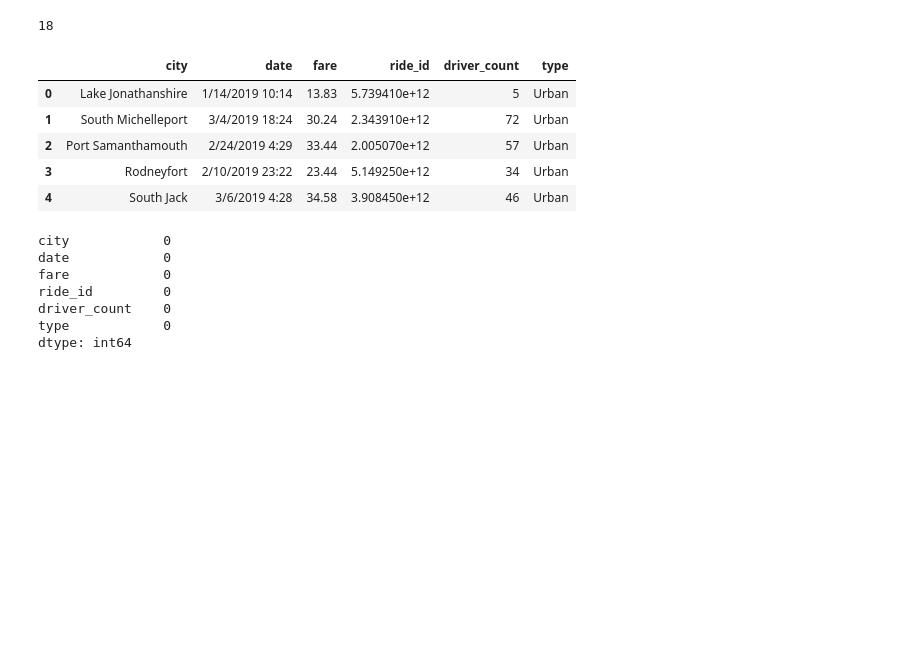
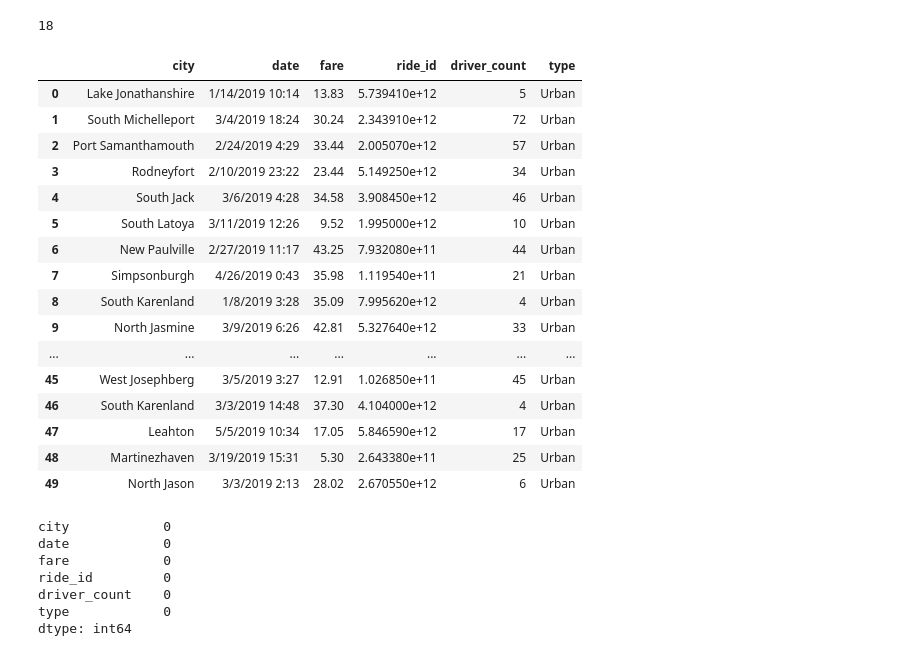
Before and after one commit to namu12345/PyBer_Analysis, a Jupyter notebook: Pyber.ipynb, the cells around one changed output. Cells and saved outputs as stored; diff of their text form; code cells hidden in the pictures; blank space fills up the shorter version.

```diff
--- a/Pyber.ipynb
+++ b/Pyber.ipynb
@@ -96,16 +97,27 @@ sum(city_data_df["type"]=="Rural")
 # %%
 # Combine the data into a single dataset
 pyber_data_df = pd.merge(ride_data_df, city_data_df, how="left", on=["city", "city"])
 
 # Display the DataFrame
-pyber_data_df.head()
+pyber_data_df.head(50)
 # %% [output]
 |  | city | date | fare | ride_id | driver_count | type |
 | 0 | Lake Jonathanshire | 1/14/2019 10:14 | 13.83 | 5.739410e+12 | 5 | Urban |
 | 1 | South Michelleport | 3/4/2019 18:24 | 30.24 | 2.343910e+12 | 72 | Urban |
 | 2 | Port Samanthamouth | 2/24/2019 4:29 | 33.44 | 2.005070e+12 | 57 | Urban |
 | 3 | Rodneyfort | 2/10/2019 23:22 | 23.44 | 5.149250e+12 | 34 | Urban |
 | 4 | South Jack | 3/6/2019 4:28 | 34.58 | 3.908450e+12 | 46 | Urban |
+| 5 | South Latoya | 3/11/2019 12:26 | 9.52 | 1.995000e+12 | 10 | Urban |
+| 6 | New Paulville | 2/27/2019 11:17 | 43.25 | 7.932080e+11 | 44 | Urban |
+| 7 | Simpsonburgh | 4/26/2019 0:43 | 35.98 | 1.119540e+11 | 21 | Urban |
+| 8 | South Karenland | 1/8/2019 3:28 | 35.09 | 7.995620e+12 | 4 | Urban |
+| 9 | North Jasmine | 3/9/2019 6:26 | 42.81 | 5.327640e+12 | 33 | Urban |
+| ... | ... | ... | ... | ... | ... | ... |
+| 45 | West Josephberg | 3/5/2019 3:27 | 12.91 | 1.026850e+11 | 45 | Urban |
+| 46 | South Karenland | 3/3/2019 14:48 | 37.30 | 4.104000e+12 | 4 | Urban |
+| 47 | Leahton | 5/5/2019 10:34 | 17.05 | 5.846590e+12 | 17 | Urban |
+| 48 | Martinezhaven | 3/19/2019 15:31 | 5.30 | 2.643380e+11 | 25 | Urban |
+| 49 | North Jason | 3/3/2019 2:13 | 28.02 | 2.670550e+12 | 6 | Urban |
 # %%
 pyber_data_df.isnull().sum()
 # %% [output]
```
Also changed, not shown: parts of 27 cells of this notebook.
